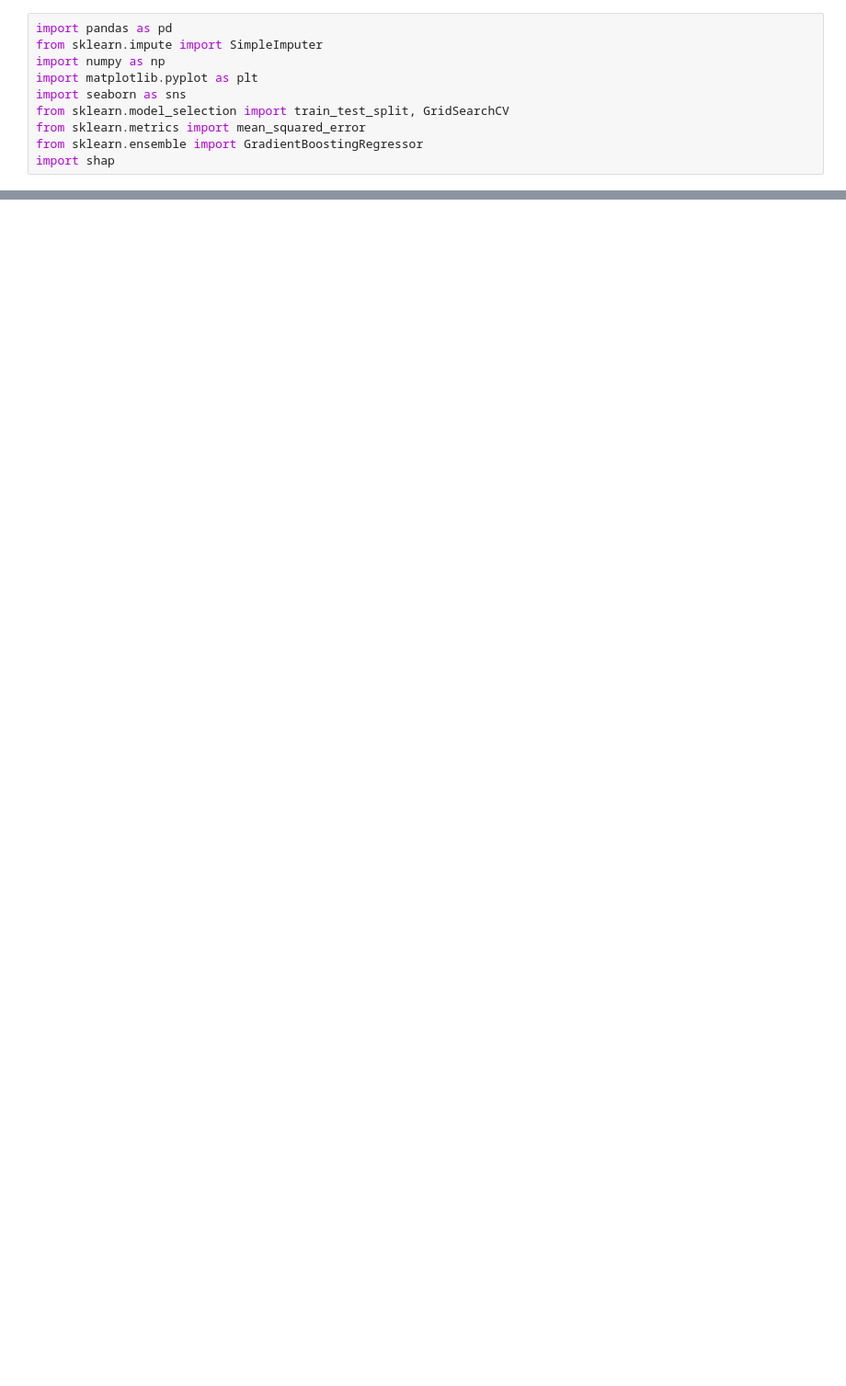
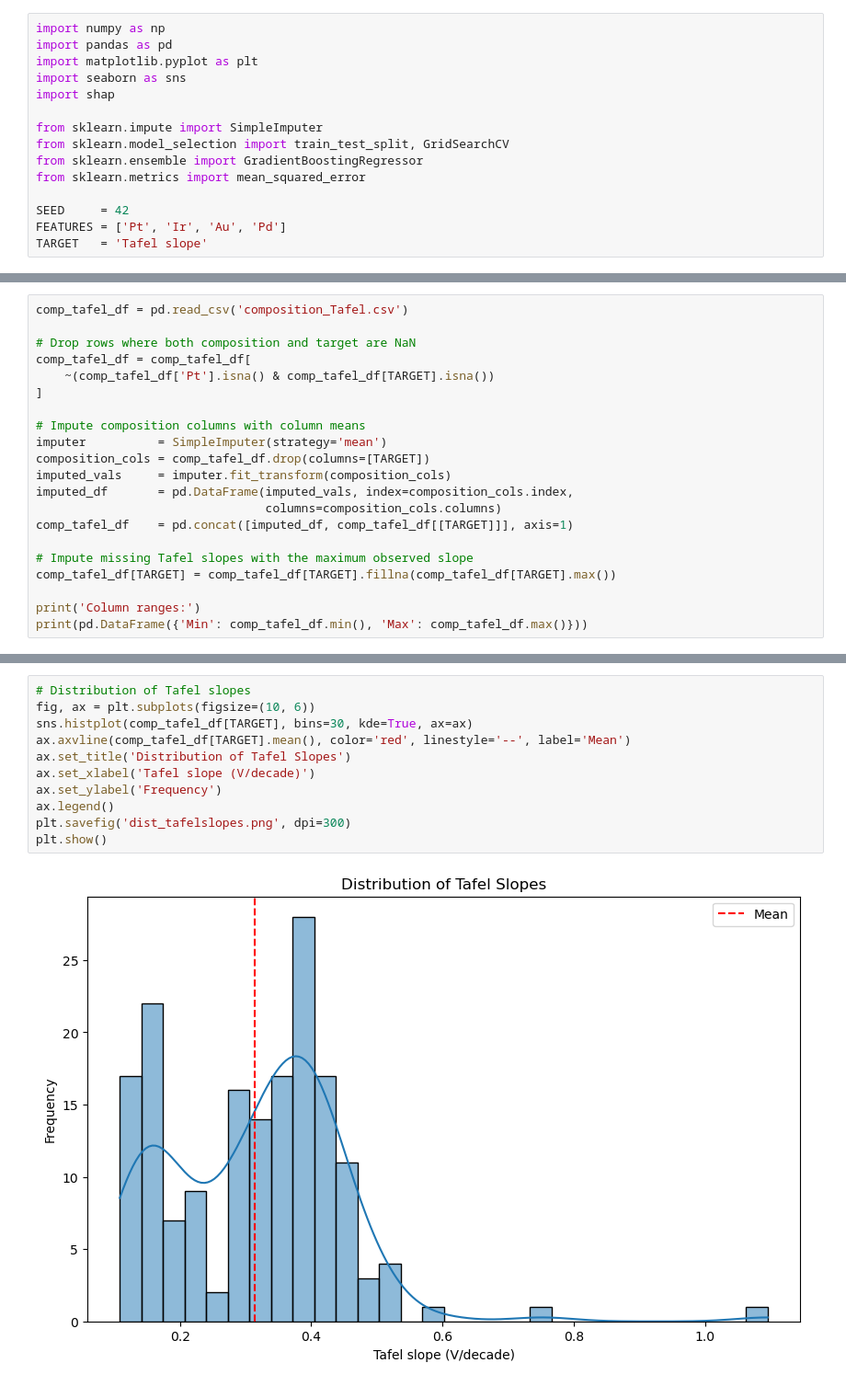
Before and after one commit to jdmazz/OER-ML-paper, a Jupyter notebook: ml_tafel.ipynb, the cells around one changed output, grey strips where cells are left out. Shown at 92% size. Drawn from its saved outputs; the diff is of its cells as text; blank space fills up the shorter version.

Commit message:
Refactored ml_tafel.ipynb.

```diff
--- a/ml_tafel.ipynb
+++ b/ml_tafel.ipynb
@@ -1,10 +12,15 @@
 # %%
+import numpy as np
 import pandas as pd
-from sklearn.impute import SimpleImputer
-import numpy as np
 import matplotlib.pyplot as plt
 import seaborn as sns
+import shap
+
+from sklearn.impute import SimpleImputer
 from sklearn.model_selection import train_test_split, GridSearchCV
+from sklearn.ensemble import GradientBoostingRegressor
 from sklearn.metrics import mean_squared_error
-from sklearn.ensemble import GradientBoostingRegressor
-import shap
+
+SEED     = 42
+FEATURES = ['Pt', 'Ir', 'Au', 'Pd']
+TARGET   = 'Tafel slope'
@@ -86,0 +29,21 @@ Tafel Data
+# %%
+comp_tafel_df = pd.read_csv('composition_Tafel.csv')
+
+# Drop rows where both composition and target are NaN
+comp_tafel_df = comp_tafel_df[
+    ~(comp_tafel_df['Pt'].isna() & comp_tafel_df[TARGET].isna())
+]
+
+# Impute composition columns with column means
+imputer          = SimpleImputer(strategy='mean')
+composition_cols = comp_tafel_df.drop(columns=[TARGET])
+imputed_vals     = imputer.fit_transform(composition_cols)
+imputed_df       = pd.DataFrame(imputed_vals, index=composition_cols.index,
+                                columns=composition_cols.columns)
+comp_tafel_df    = pd.concat([imputed_df, comp_tafel_df[[TARGET]]], axis=1)
+
+# Impute missing Tafel slopes with the maximum observed slope
+comp_tafel_df[TARGET] = comp_tafel_df[TARGET].fillna(comp_tafel_df[TARGET].max())
+
+print('Column ranges:')
+print(pd.DataFrame({'Min': comp_tafel_df.min(), 'Max': comp_tafel_df.max()}))
@@ -86,0 +75,13 @@ Tafel Data
+# %%
+# Distribution of Tafel slopes
+fig, ax = plt.subplots(figsize=(10, 6))
+sns.histplot(comp_tafel_df[TARGET], bins=30, kde=True, ax=ax)
+ax.axvline(comp_tafel_df[TARGET].mean(), color='red', linestyle='--', label='Mean')
+ax.set_title('Distribution of Tafel Slopes')
+ax.set_xlabel('Tafel slope (V/decade)')
+ax.set_ylabel('Frequency')
+ax.legend()
+plt.savefig('dist_tafelslopes.png', dpi=300)
+plt.show()
+# %% [output]
+[figure, added]
```
Also changed, not shown: parts of 18 cells of this notebook, 4 other files.
